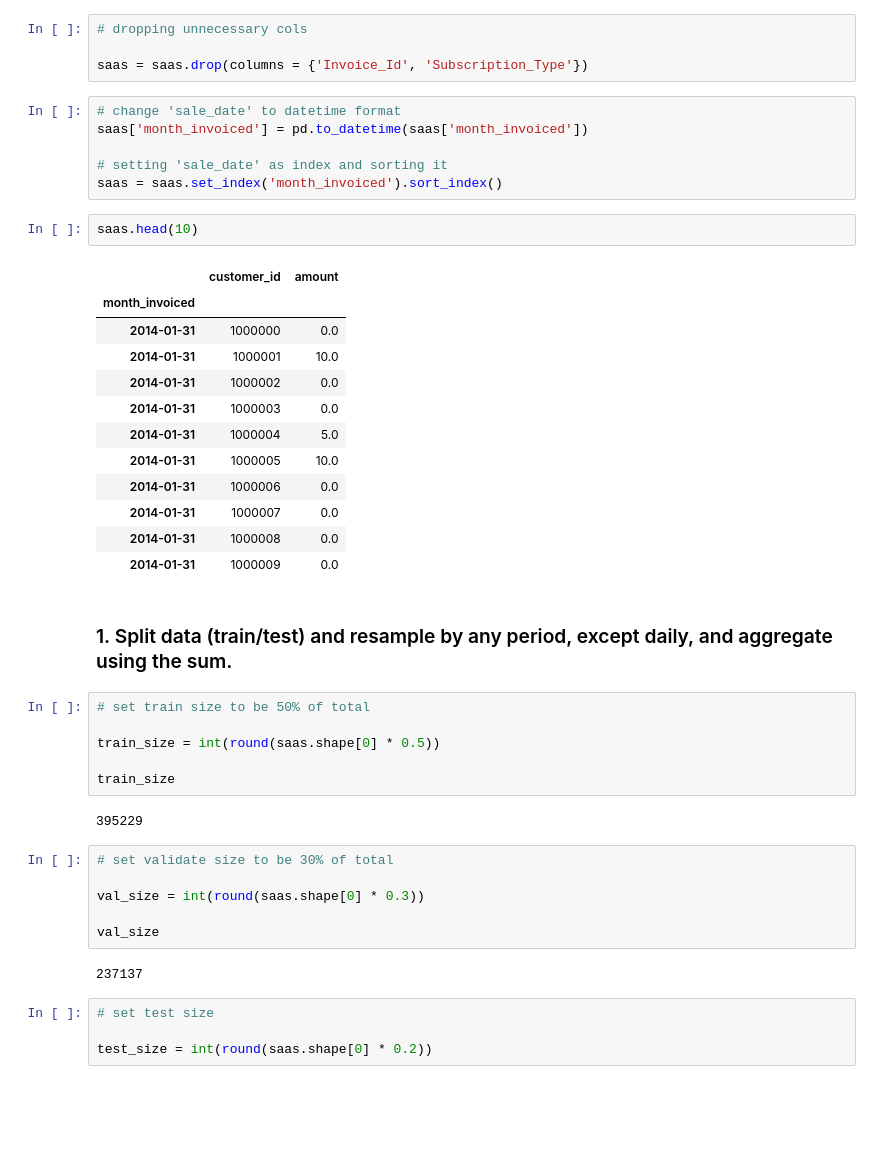
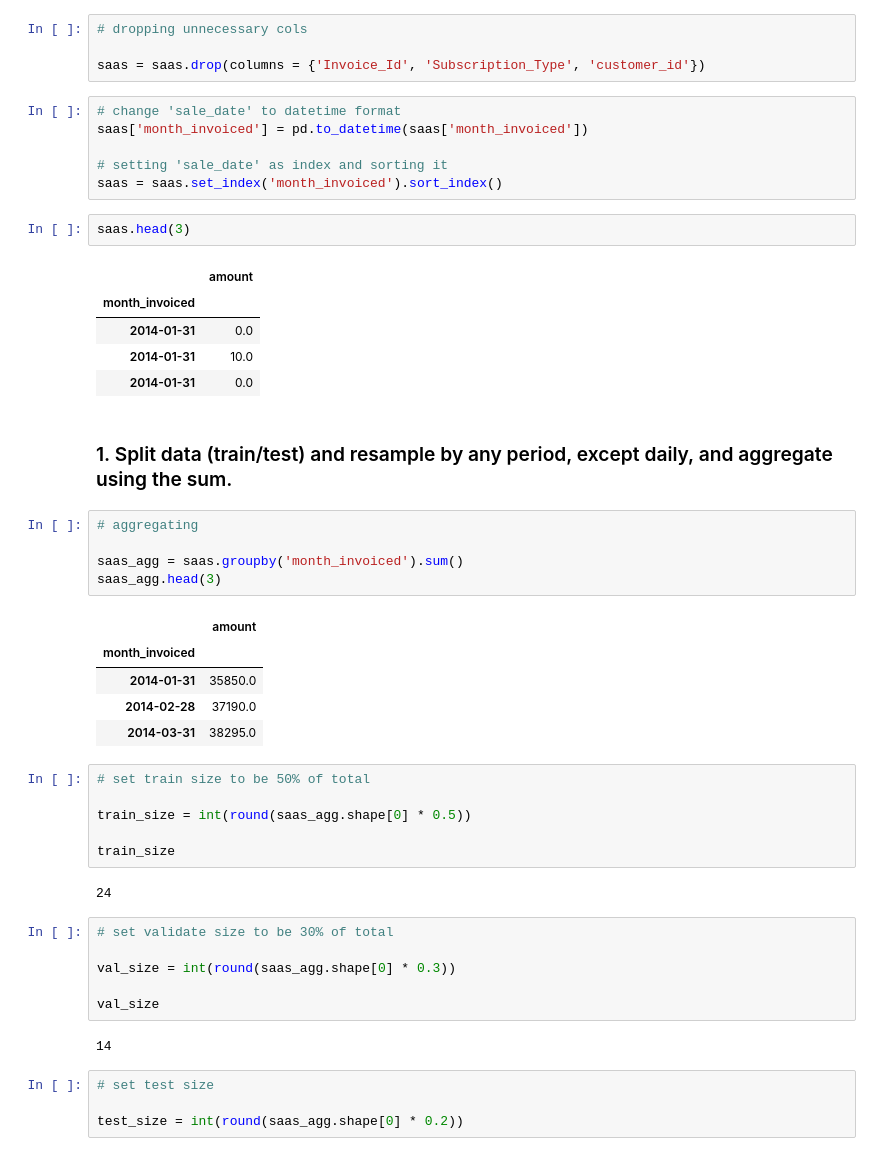
Before and after one commit to MagdalenaRahn/time-series-exercises, a Jupyter notebook: time-series-modelling-forecasting-exercises-09FEB23.ipynb, the cells around one changed output. Saved outputs shown, nothing was run; the diff lists cells and outputs as text; blank space fills up the shorter version.

```diff
--- a/time-series-modelling-forecasting-exercises-09FEB23.ipynb
+++ b/time-series-modelling-forecasting-exercises-09FEB23.ipynb
@@ -84,7 +75,7 @@ saas = saas.rename(columns = {'Month_Invoiced':'month_invoiced', 'Customer_Id':'
 # %%
 # dropping unnecessary cols
 
-saas = saas.drop(columns = {'Invoice_Id', 'Subscription_Type'})
+saas = saas.drop(columns = {'Invoice_Id', 'Subscription_Type', 'customer_id'})
 # %%
 # change 'sale_date' to datetime format
 saas['month_invoiced'] = pd.to_datetime(saas['month_invoiced'])
@@ -92,42 +83,46 @@ saas['month_invoiced'] = pd.to_datetime(saas['month_invoiced'])
 # setting 'sale_date' as index and sorting it
 saas = saas.set_index('month_invoiced').sort_index()
 # %%
-saas.head(10)
+saas.head(3)
 # %% [output]
-|  | customer_id | amount |
-| month_invoiced |  |  |
-| 2014-01-31 | 1000000 | 0.0 |
-| 2014-01-31 | 1000001 | 10.0 |
-| 2014-01-31 | 1000002 | 0.0 |
-| 2014-01-31 | 1000003 | 0.0 |
-| 2014-01-31 | 1000004 | 5.0 |
-| 2014-01-31 | 1000005 | 10.0 |
-| 2014-01-31 | 1000006 | 0.0 |
-| 2014-01-31 | 1000007 | 0.0 |
-| 2014-01-31 | 1000008 | 0.0 |
-| 2014-01-31 | 1000009 | 0.0 |
+|  | amount |
+| month_invoiced |  |
+| 2014-01-31 | 0.0 |
+| 2014-01-31 | 10.0 |
+| 2014-01-31 | 0.0 |
 # %% [markdown]
 ### 1. Split data (train/test) and resample by any period, except daily, and aggregate using the sum.
+# %%
+# aggregating
+
+saas_agg = saas.groupby('month_invoiced').sum()
+saas_agg.head(3)
+# %% [output]
+|  | amount |
+| month_invoiced |  |
+| 2014-01-31 | 35850.0 |
+| 2014-02-28 | 37190.0 |
+| 2014-03-31 | 38295.0 |
 # %%
 # set train size to be 50% of total
 
-train_size = int(round(saas.shape[0] * 0.5))
+train_size = int(round(saas_agg.shape[0] * 0.5))
 
 train_size
 # %% [output]
-395229
+24
 # %%
 # set validate size to be 30% of total
 
-val_size = int(round(saas.shape[0] * 0.3))
+val_size = int(round(saas_agg.shape[0] * 0.3))
 
 val_size
 # %% [output]
-237137
+14
 # %%
 # set test size
 
-test_size = int(round(saas.shape[0] * 0.2))
+test_size = int(round(saas_agg.shape[0] * 0.2))
 # %%
 # train : data to the end of 'train_size'
 
```
Also changed, not shown: parts of 24 cells of this notebook, 2 other files.
